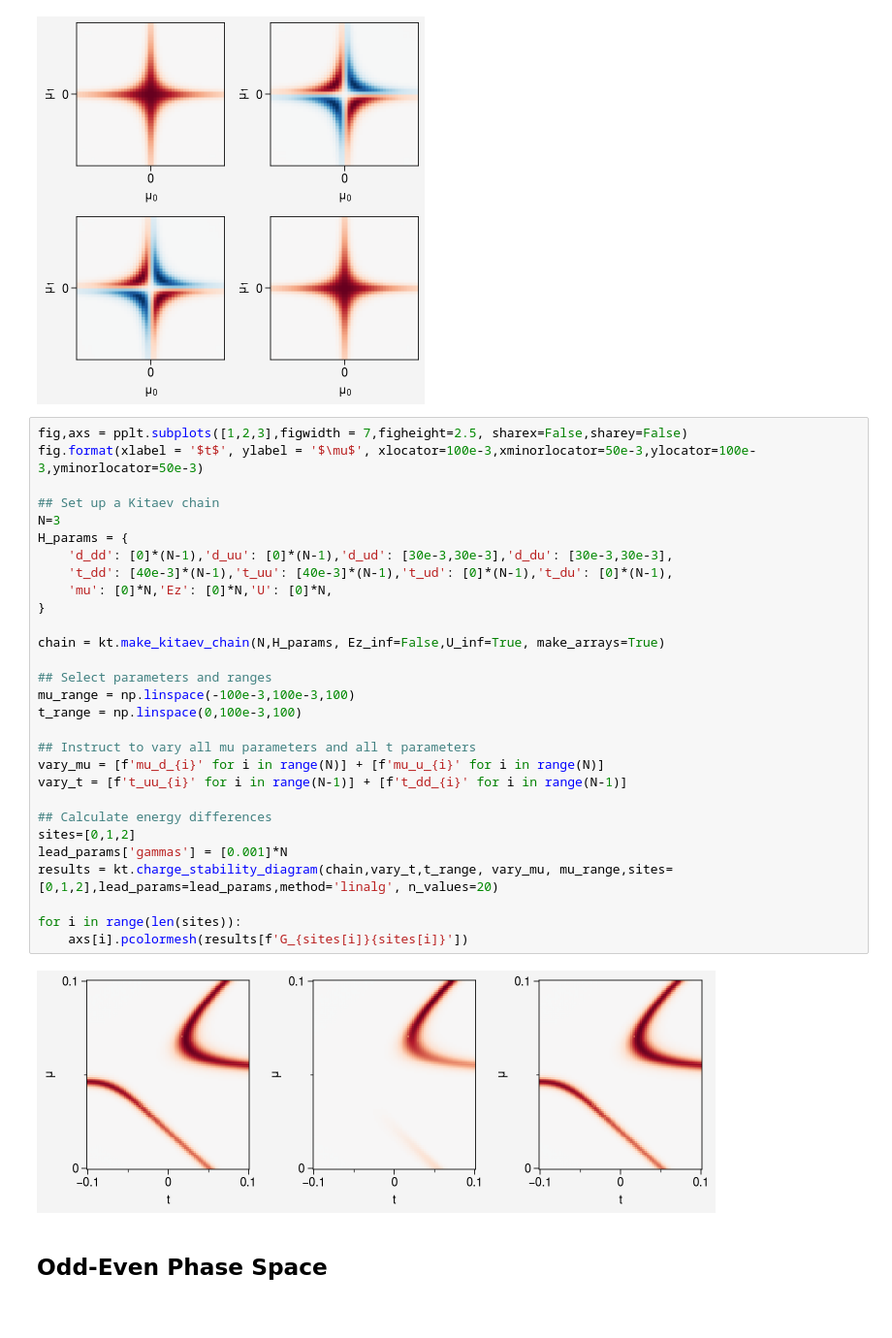
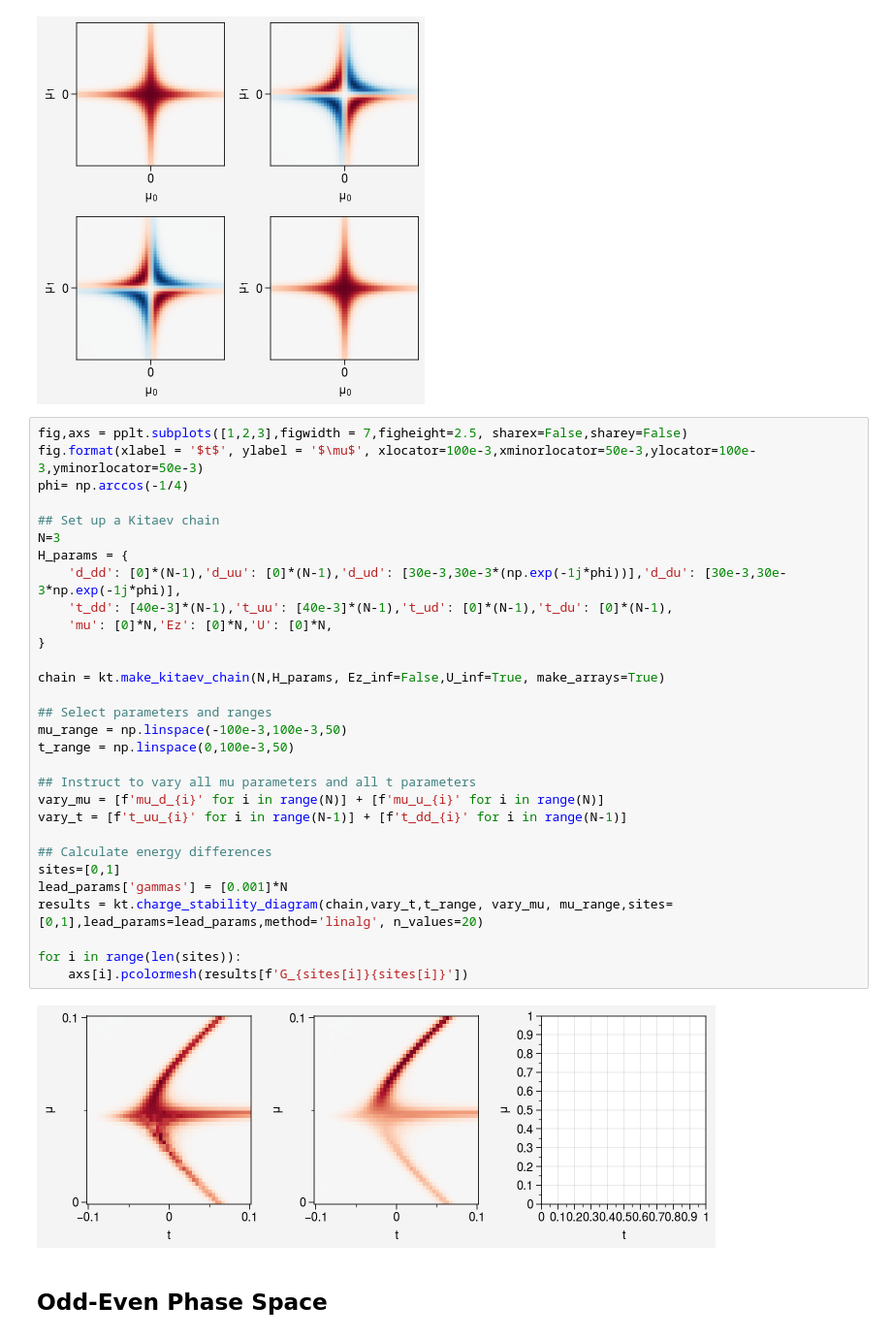
Before and after one commit to SebasRoelofs/KitaevTool, a Jupyter notebook: Introduction.ipynb, the cells around one changed output. Shown: that part at 97% size. Drawn from its saved outputs; the diff is of its cells as text.

```diff
--- a/Introduction.ipynb
+++ b/Introduction.ipynb
@@ -435,34 +442,35 @@ for i in range(len(sites)):
 # %%
 fig,axs = pplt.subplots([1,2,3],figwidth = 7,figheight=2.5, sharex=False,sharey=False)
 fig.format(xlabel = '$t$', ylabel = '$\mu$', xlocator=100e-3,xminorlocator=50e-3,ylocator=100e-3,yminorlocator=50e-3)
+phi= np.arccos(-1/4)
 
 ## Set up a Kitaev chain
 N=3
 H_params = {
-    'd_dd': [0]*(N-1),'d_uu': [0]*(N-1),'d_ud': [30e-3,30e-3],'d_du': [30e-3,30e-3],
+    'd_dd': [0]*(N-1),'d_uu': [0]*(N-1),'d_ud': [30e-3,30e-3*(np.exp(-1j*phi))],'d_du': [30e-3,30e-3*np.exp(-1j*phi)],
     't_dd': [40e-3]*(N-1),'t_uu': [40e-3]*(N-1),'t_ud': [0]*(N-1),'t_du': [0]*(N-1),
     'mu': [0]*N,'Ez': [0]*N,'U': [0]*N,
 }
 
 chain = kt.make_kitaev_chain(N,H_params, Ez_inf=False,U_inf=True, make_arrays=True)
 
 ## Select parameters and ranges
-mu_range = np.linspace(-100e-3,100e-3,100)
-t_range = np.linspace(0,100e-3,100)
+mu_range = np.linspace(-100e-3,100e-3,50)
+t_range = np.linspace(0,100e-3,50)
 
 ## Instruct to vary all mu parameters and all t parameters
 vary_mu = [f'mu_d_{i}' for i in range(N)] + [f'mu_u_{i}' for i in range(N)]
 vary_t = [f't_uu_{i}' for i in range(N-1)] + [f't_dd_{i}' for i in range(N-1)]
 
 ## Calculate energy differences
-sites=[0,1,2]
+sites=[0,1]
 lead_params['gammas'] = [0.001]*N
-results = kt.charge_stability_diagram(chain,vary_t,t_range, vary_mu, mu_range,sites=[0,1,2],lead_params=lead_params,method='linalg', n_values=20)
+results = kt.charge_stability_diagram(chain,vary_t,t_range, vary_mu, mu_range,sites=[0,1],lead_params=lead_params,method='linalg', n_values=20)
 
 for i in range(len(sites)):
     axs[i].pcolormesh(results[f'G_{sites[i]}{sites[i]}'])
 # %% [output]
-[figure, old version]
+[figure, new version]
 # %% [markdown]
 ## Odd-Even Phase Space
 # %%
```
Also changed, not shown: parts of 10 cells of this notebook, 1 other file.
